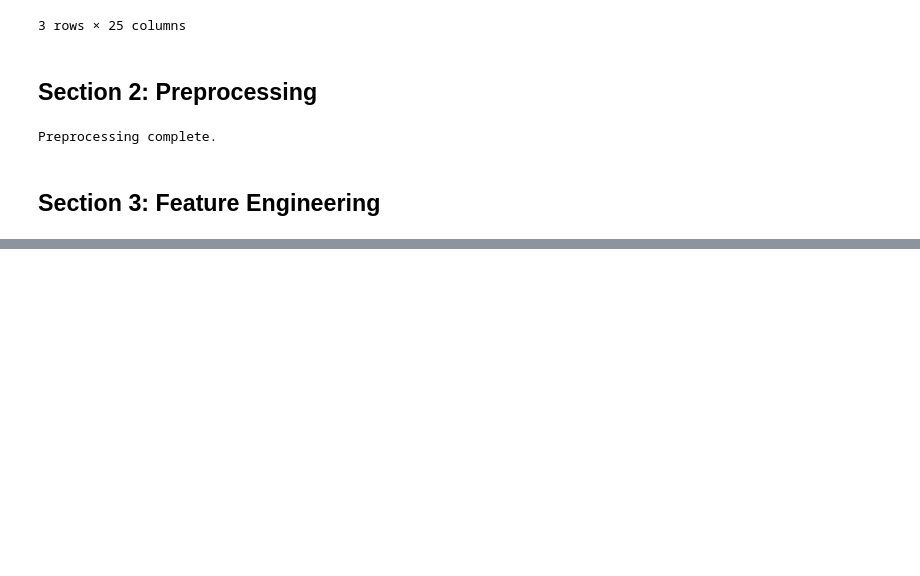
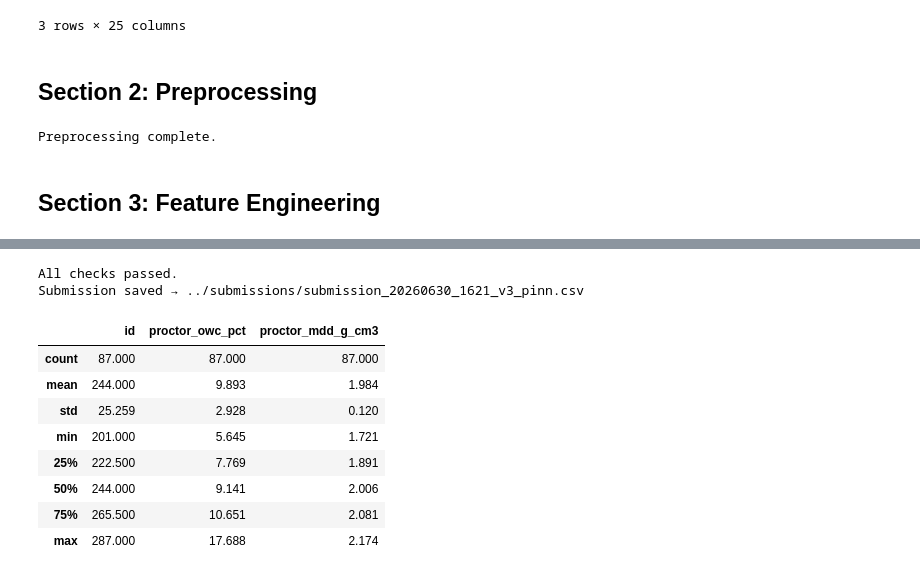
Before and after one commit to jkmathilda/proctor_prediction, a Jupyter notebook: scripts/claudev3.ipynb, the cells around one changed output, grey strips where cells are left out. Drawn from its saved outputs; the diff is of its cells as text; code cells hidden in the pictures; blank space fills up the shorter version.

```diff
--- a/scripts/claudev3.ipynb
+++ b/scripts/claudev3.ipynb
@@ -610,17 +111,0 @@ submission.describe().round(3)
-# %%
-print('='*70)
-print('v3 PINN Summary')
-print('='*70)
-print('\n[Architecture]  Shared MLP trunk (128→64→32, SiLU+BN+Dropout)')
-print('               + separate MDD/OWC heads with sigmoid-scaled outputs')
-print('\n[Physics loss]  L_ZAV: squared-hinge on ZAV saturation constraint')
-print('               L_AV:  squared-hinge on air-void range [2%, 20%]')
-print('               Curriculum warmup over first 100 epochs')
-print(f'\n[Best λ]        ZAV={best_lz}, AV={best_la}')
-print('\n[CV NMAE]')
-for k, v in sorted(all_nmae.items(), key=lambda x: x[1]):
-    print(f'  {k:<28} {v:.4f}{" ← selected" if k==final_config else ""}')
-print('\n[Test physics compliance]')
-for k, v in physics_residuals_np(pred_mdd, pred_owc, rho_s_test).items():
-    print(f'  {k}: {v}')
-print('='*70)
@@ -626,0 +567,33 @@ print('='*70)
+# %%
+# Build and validate submission (using ensemble predictions)
+submission = pd.DataFrame({
+    'id':               test_raw['id'],
+    'proctor_owc_pct':  np.round(pred_owc_ens, 3),
+    'proctor_mdd_g_cm3': np.round(pred_mdd_ens, 4)
+})
+
+assert list(submission.columns) == ['id', 'proctor_owc_pct', 'proctor_mdd_g_cm3']
+assert len(submission) == len(test_raw)
+assert (submission['proctor_mdd_g_cm3'] > 1.4).all()
+assert (submission['proctor_mdd_g_cm3'] < 2.5).all()
+assert (submission['proctor_owc_pct'] > 2.0).all()
+assert (submission['proctor_owc_pct'] < 35.0).all()
+
+timestamp = datetime.now().strftime('%Y%m%d_%H%M')
+out_path  = f'../submissions/submission_{timestamp}_v3_pinn.csv'
+submission.to_csv(out_path, index=False)
+print(f'All checks passed.')
+print(f'Submission saved → {out_path}')
+submission.describe().round(3)
+# %% [output]
+All checks passed.
+Submission saved → ../submissions/submission_20260630_1621_v3_pinn.csv
+|  | id | proctor_owc_pct | proctor_mdd_g_cm3 |
+| count | 87.000 | 87.000 | 87.000 |
+| mean | 244.000 | 9.893 | 1.984 |
+| std | 25.259 | 2.928 | 0.120 |
+| min | 201.000 | 5.645 | 1.721 |
+| 25% | 222.500 | 7.769 | 1.891 |
+| 50% | 244.000 | 9.141 | 2.006 |
+| 75% | 265.500 | 10.651 | 2.081 |
+| max | 287.000 | 17.688 | 2.174 |
```
Also changed, not shown: parts of 53 cells of this notebook, 7 other files.
